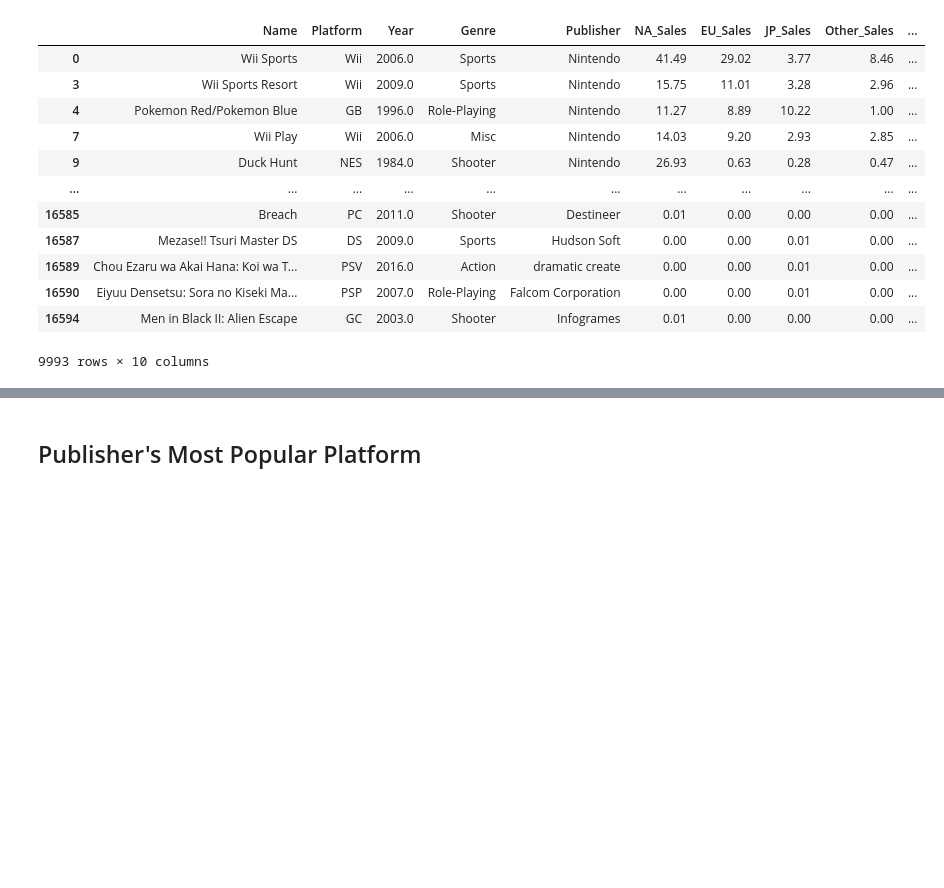
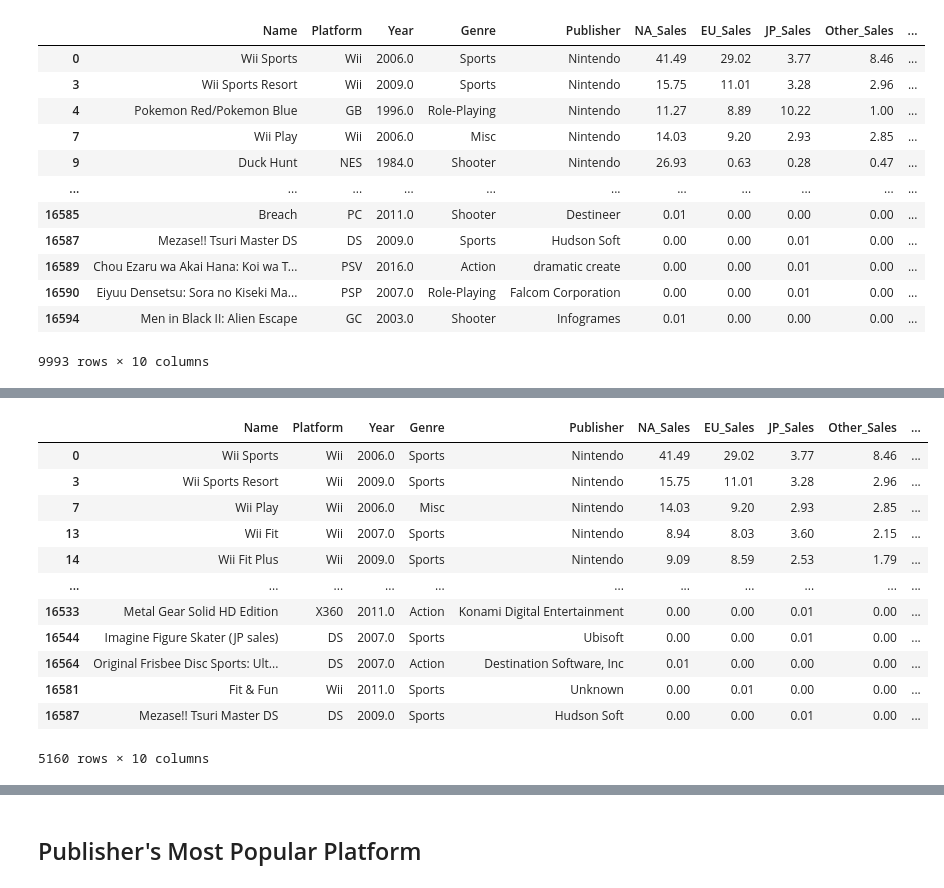
Before and after one commit to cafesmire/notebooks, a Jupyter notebook: video_game_sales/videogame_eda.ipynb, the cells around one changed output, grey strips where cells are left out. Saved outputs shown, nothing was run; the diff lists cells and outputs as text; code cells hidden in the pictures; blank space fills up the shorter version.

```diff
--- a/video_game_sales/videogame_eda.ipynb
+++ b/video_game_sales/videogame_eda.ipynb
@@ -273,0 +232,17 @@ plt.show()
+# %%
+top5_genre_platform = top5_genre[top5_genre['Platform'].isin(top5_platforms['Platform'])]
+top5_genre_platform
+# %% [output]
+|  | Name | Platform | Year | Genre | Publisher | NA_Sales | EU_Sales | JP_Sales | Other_Sales | ... |
+| 0 | Wii Sports | Wii | 2006.0 | Sports | Nintendo | 41.49 | 29.02 | 3.77 | 8.46 | ... |
+| 3 | Wii Sports Resort | Wii | 2009.0 | Sports | Nintendo | 15.75 | 11.01 | 3.28 | 2.96 | ... |
+| 7 | Wii Play | Wii | 2006.0 | Misc | Nintendo | 14.03 | 9.20 | 2.93 | 2.85 | ... |
+| 13 | Wii Fit | Wii | 2007.0 | Sports | Nintendo | 8.94 | 8.03 | 3.60 | 2.15 | ... |
+| 14 | Wii Fit Plus | Wii | 2009.0 | Sports | Nintendo | 9.09 | 8.59 | 2.53 | 1.79 | ... |
+| ... | ... | ... | ... | ... | ... | ... | ... | ... | ... | ... |
+| 16533 | Metal Gear Solid HD Edition | X360 | 2011.0 | Action | Konami Digital Entertainment | 0.00 | 0.00 | 0.01 | 0.00 | ... |
+| 16544 | Imagine Figure Skater (JP sales) | DS | 2007.0 | Sports | Ubisoft | 0.00 | 0.00 | 0.01 | 0.00 | ... |
+| 16564 | Original Frisbee Disc Sports: Ult... | DS | 2007.0 | Action | Destination Software, Inc | 0.01 | 0.00 | 0.00 | 0.00 | ... |
+| 16581 | Fit & Fun | Wii | 2011.0 | Sports | Unknown | 0.00 | 0.01 | 0.00 | 0.00 | ... |
+| 16587 | Mezase!! Tsuri Master DS | DS | 2009.0 | Sports | Hudson Soft | 0.00 | 0.00 | 0.01 | 0.00 | ... |
+5160 rows × 10 columns
```
Also changed, not shown: parts of 15 cells of this notebook.
